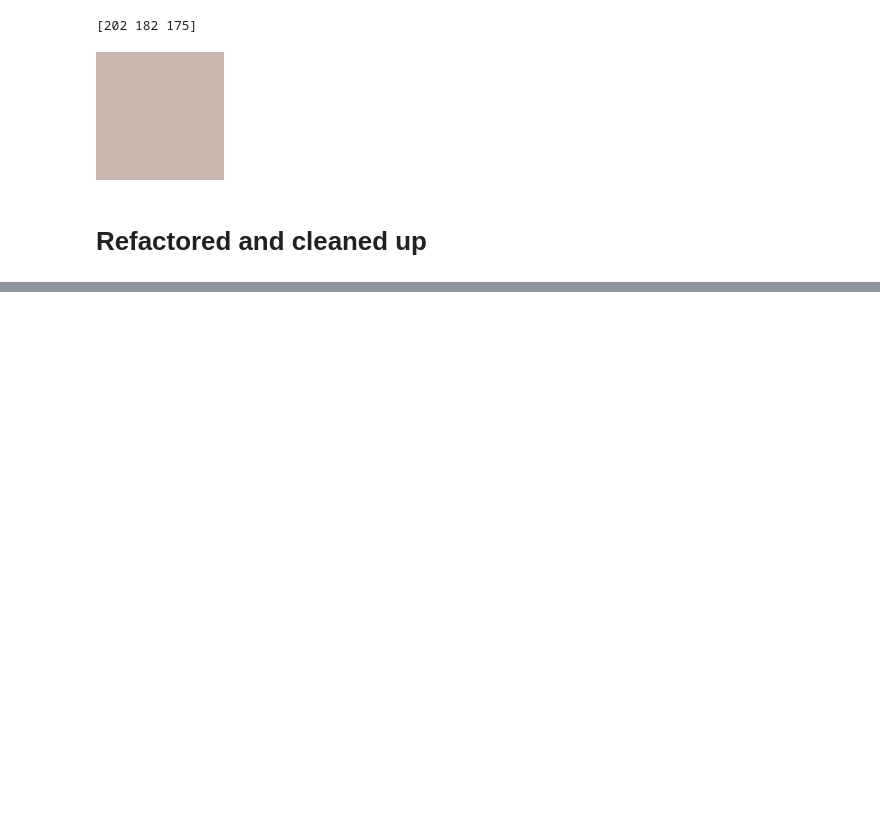
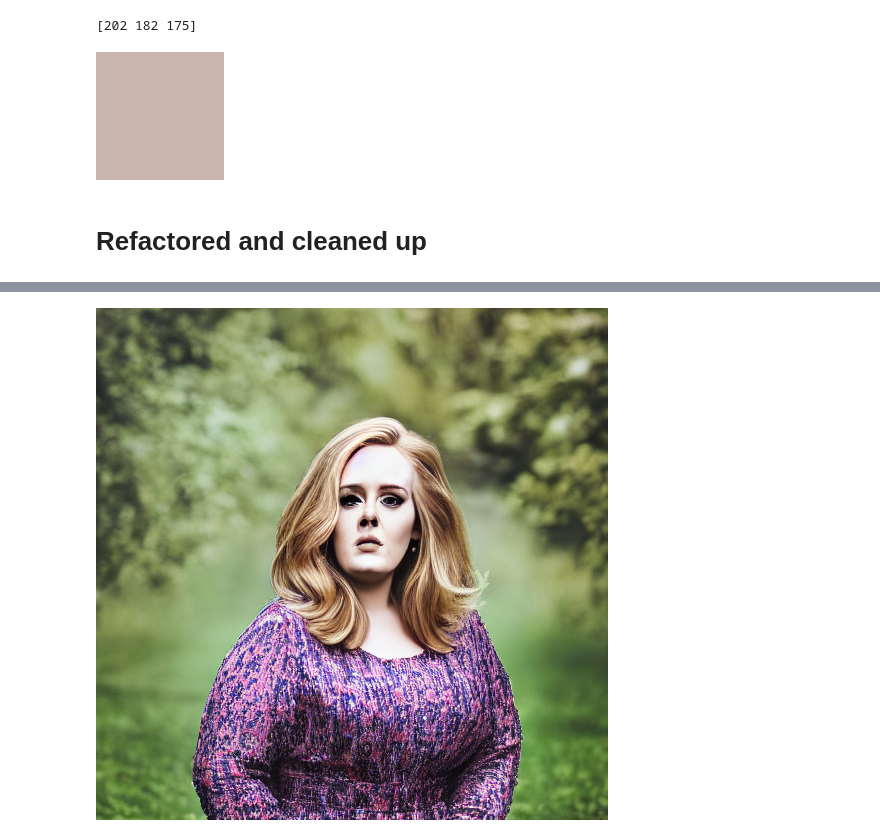
Before and after one commit to dmarx/whats-in-a-name, a Jupyter notebook: programmatic.ipynb, the cells around one changed output, grey strips where cells are left out. Saved outputs shown, nothing was run; the diff lists cells and outputs as text; code cells hidden in the pictures; blank space fills up the shorter version.

```diff
--- a/programmatic.ipynb
+++ b/programmatic.ipynb
@@ -684,0 +745,4 @@ def masks_from_image(image: torch.tensor):
+# %%
+Image.open(impath)
+# %% [output]
+[figure, added]
```
Also changed, not shown: parts of 14 cells of this notebook.
